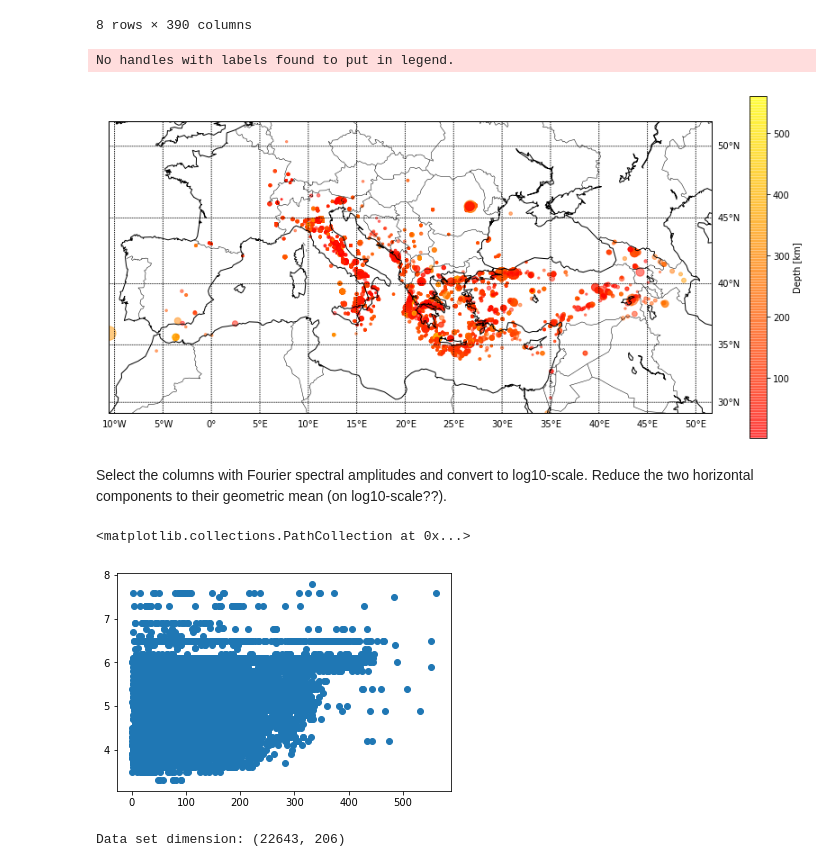
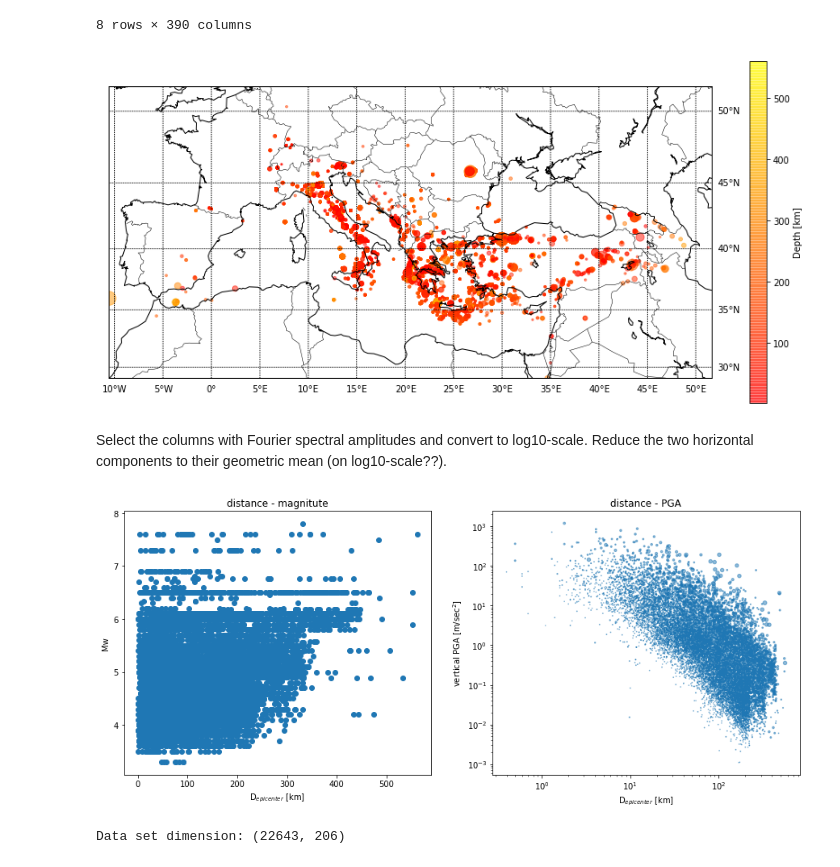
Before and after one commit to kvog/Ground_Motion_Autoencoder, a Jupyter notebook: Stacked_Autoencoder.ipynb, the cells around one changed output. Drawn from its saved outputs; the diff is of its cells as text; code cells hidden in the pictures.

```diff
--- a/Stacked_Autoencoder.ipynb
+++ b/Stacked_Autoencoder.ipynb
@@ -38,29 +38,36 @@ eq_map.drawparallels(parallels,labels=[False,True,True,False])
 meridians = np.arange(-10.,351.,5.)
 eq_map.drawmeridians(meridians,labels=[True,False,False,True])
 
-
 x,y = eq_map(data_all.ev_longitude.values, data_all.ev_latitude.values)
-# eq_map.plot(x, y, 'ko', markersize=6)
 c = eq_map.scatter(x, y, s = 0.1 * np.exp(data_all.Mw), c = data_all.epi_dist,
                    cmap = "autumn", alpha = .5)
-plt.legend(scatterpoints=1, frameon=False,
-           labelspacing=1, loc='lower left');
-
 fig.colorbar(c,label = "Depth [km]")
-
-
 plt.show()
 # %% [output]
-No handles with labels found to put in legend.
 [figure]
 # %% [markdown]
 Select the columns with Fourier spectral amplitudes and convert to log10-scale.
 Reduce the two horizontal components to their geometric mean (on log10-scale??).
-# %%
-plt.scatter(data_all.epi_dist,data_all.Mw)
-# %% [output]
-<matplotlib.collections.PathCollection at 0x...>
-[figure, removed]
+# %%
+fig = plt.figure(1, figsize=(15, 6))
+
+plt.subplot(121)
+plt.scatter(data_all.epi_dist,data_all.Mw)
+plt.title('distance - magnitute')
+plt.xlabel('D$_{epicenter}$ [km]')
+plt.ylabel('Mw')
+
+plt.subplot(122)
+plt.xscale('log')
+plt.yscale('log')
+plt.scatter(data_all.epi_dist, abs(data_all.W_pga), 0.01 * np.exp(data_all.Mw), alpha = .5)
+plt.title('distance - PGA')
+plt.xlabel('D$_{epicenter}$ [km]')
+plt.ylabel('vertical PGA [m/sec$^{2}$]')
+
+plt.show()
+# %% [output]
+[figure, added]
 # %%
 ## remove rows with na entries in fourier spectral amplitude values
 FAS_labels = [x for x in data_all.columns if '_F' in x]
```
Also changed, not shown: parts of 7 cells of this notebook, 1 other file.
